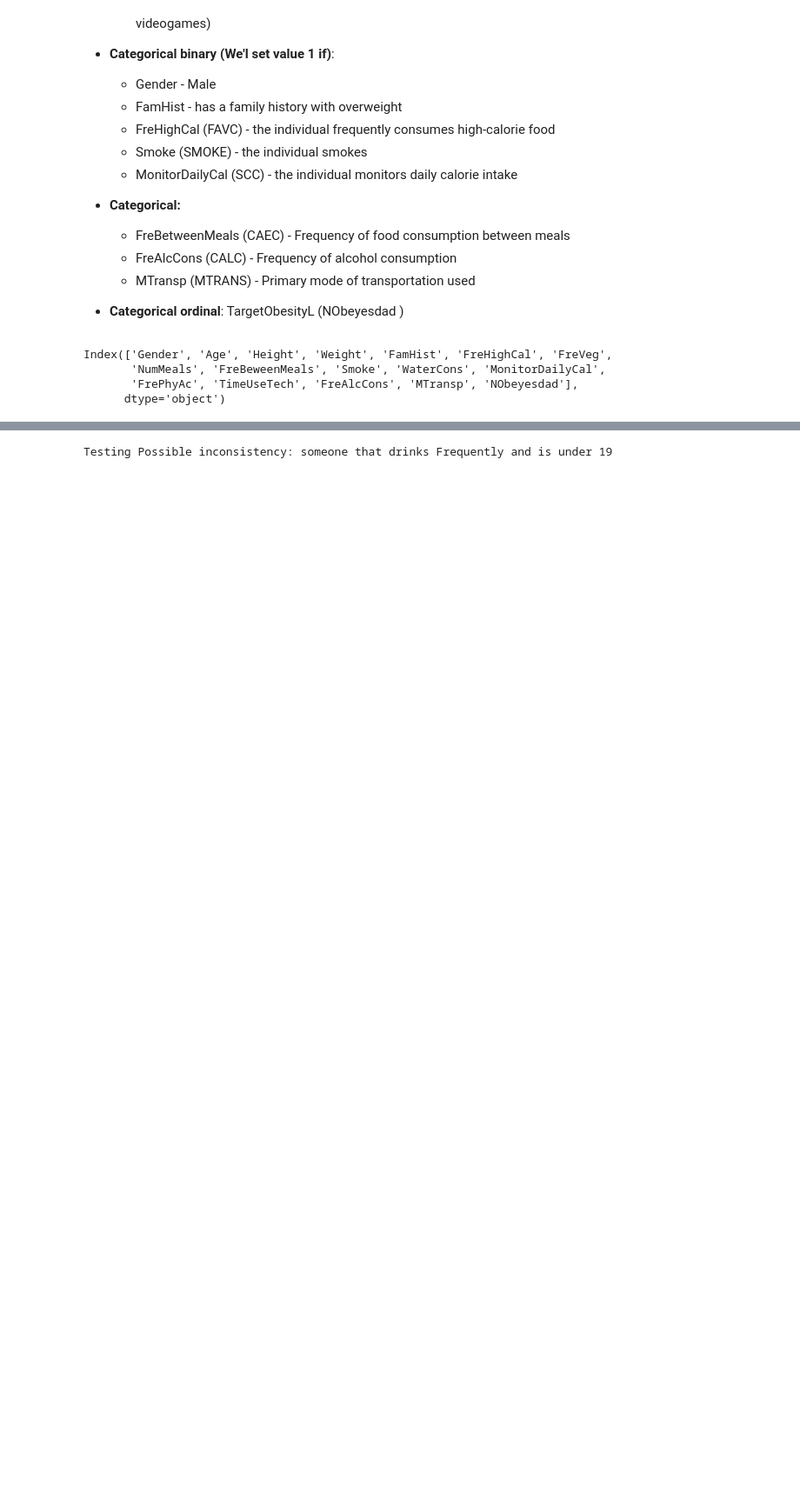
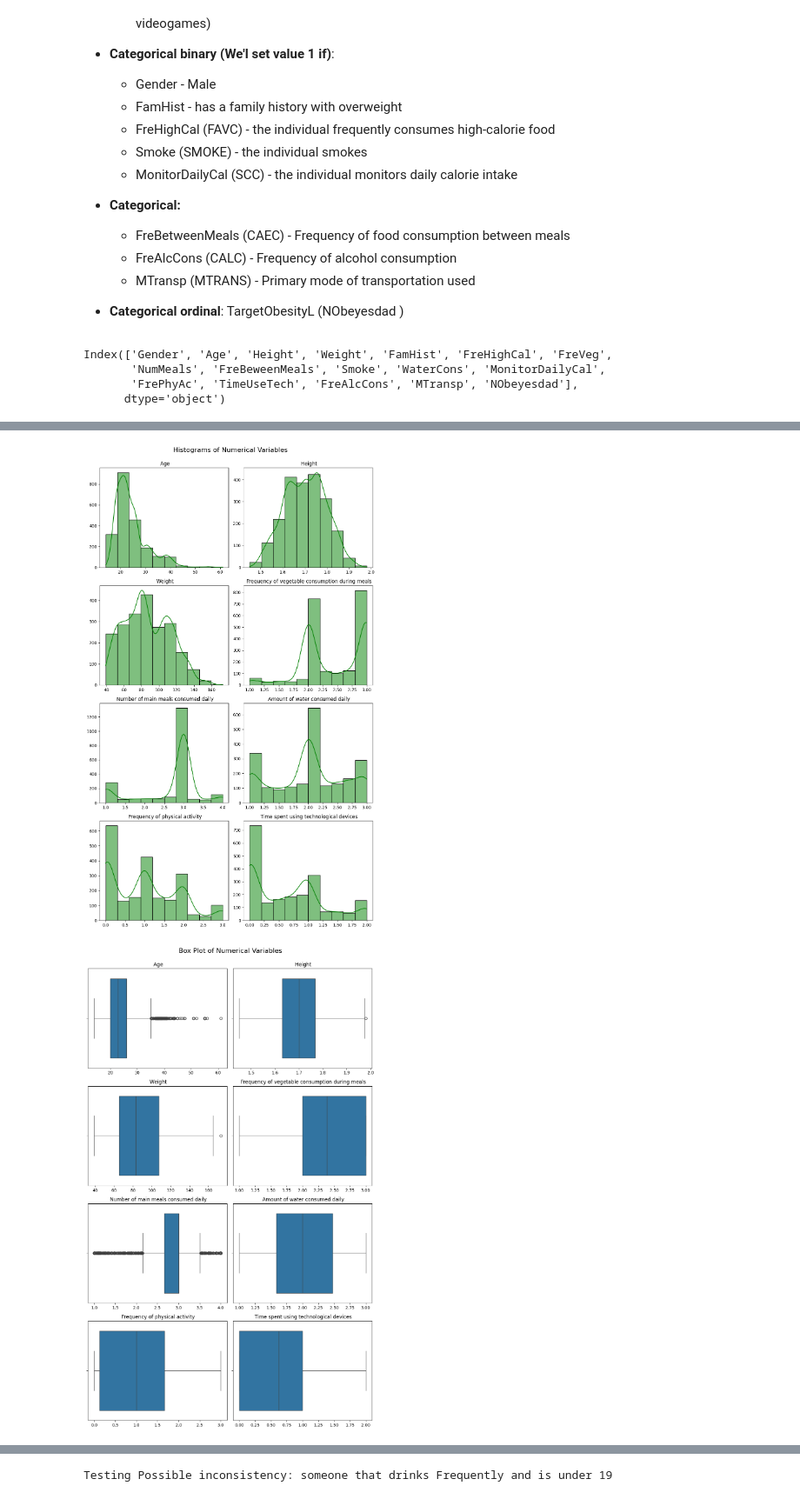
Before and after one commit to MInesGomes/DataScienceObesityLevels, a Jupyter notebook: DSGroup2.ipynb, the cells around one changed output, grey strips where cells are left out. Shown at 87% size. Drawn from its saved outputs; the diff is of its cells as text; code cells hidden in the pictures; blank space fills up the shorter version.

Commit message:
Function to plot a type of chart from the dataset df_plot in `num_cols` columns

```diff
--- a/DSGroup2.ipynb
+++ b/DSGroup2.ipynb
@@ -188,3 +188,21 @@ Index(['Gender', 'Age', 'Height', 'Weight', 'FamHist', 'FreHighCal', 'FreVeg',
        'NumMeals', 'FreBeweenMeals', 'Smoke', 'WaterCons', 'MonitorDailyCal',
        'FrePhyAc', 'TimeUseTech', 'FreAlcCons', 'MTransp', 'NObeyesdad'],
       dtype='object')
+# %%
+# Creating a dictionary of the variables to plot the description
+variable_description = dict( [
+    ("FreVeg", "Frequency of vegetable consumption during meals"),
+    ("NumMeals", "Number of main meals consumed daily"),
+    ("WaterCons", "Amount of water consumed daily"),
+    ("FrePhyAc", "Frequency of physical activity"),
+    ("TimeUseTech", "Time spent using technological devices"),
+    ("FamHist", "has a family history with overweight"),
+    ("FreHighCal", "the individual frequently consumes high-calorie food"),
+    ("Smoke", "the individual smokes"),
+    ("MonitorDailyCal", "the individual monitors daily calorie intake"),
+    ("FreBetweenMeals", "Frequency of food consumption between meals"),
+    ("FreAlcCons", "Frequency of alcohol consumption"),
+    ("MTransp", "Primary mode of transportation used")
+])
+
+print(variable_description)
@@ -190,0 +265,6 @@ Index(['Gender', 'Age', 'Height', 'Weight', 'FamHist', 'FreHighCal', 'FreVeg',
+# %%
+numericColumnsPlot(df, 2)
+numericColumnsPlot(df, 2, BOX_PLOT)
+# %% [output]
+[figure, added]
+[figure, added]
```
Also changed, not shown: parts of 27 cells of this notebook.
